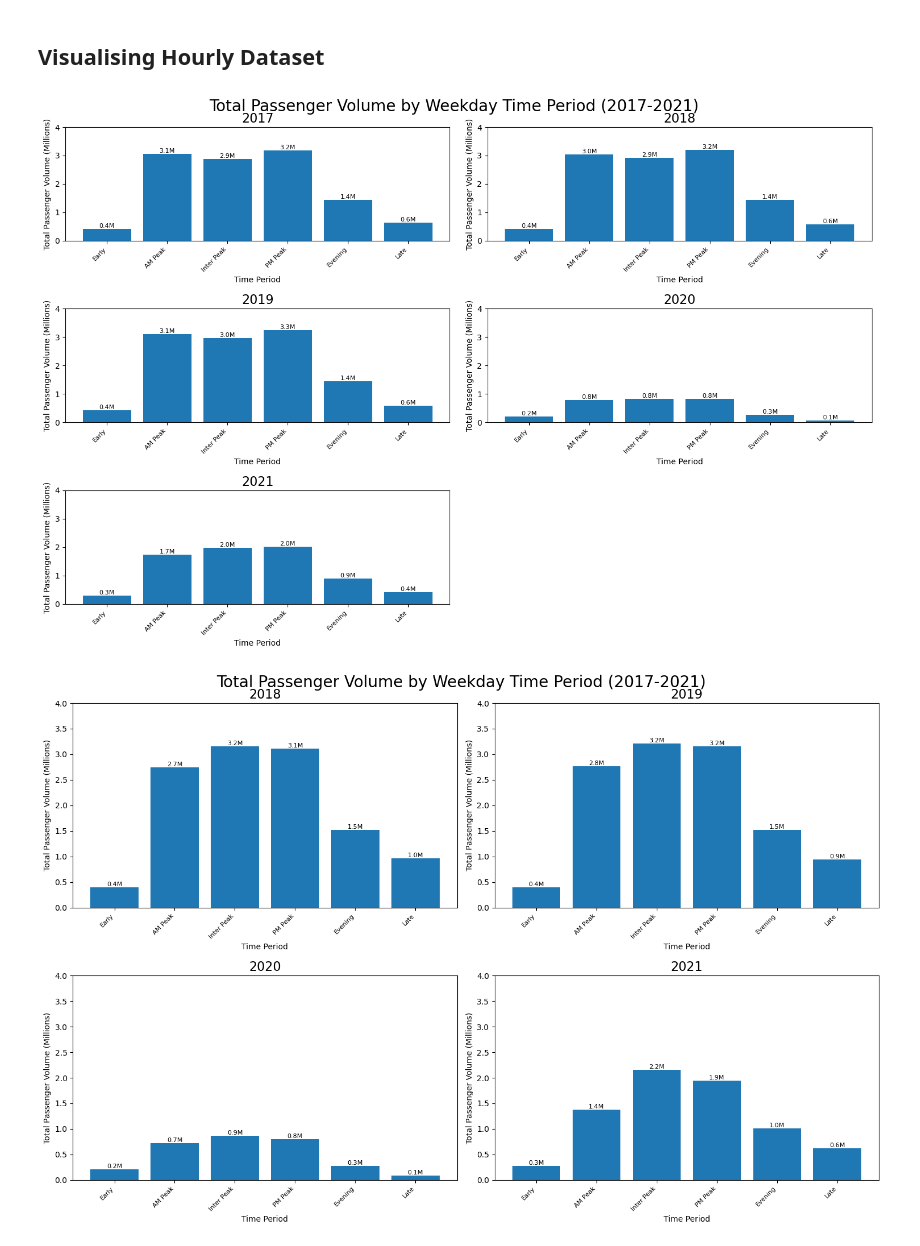
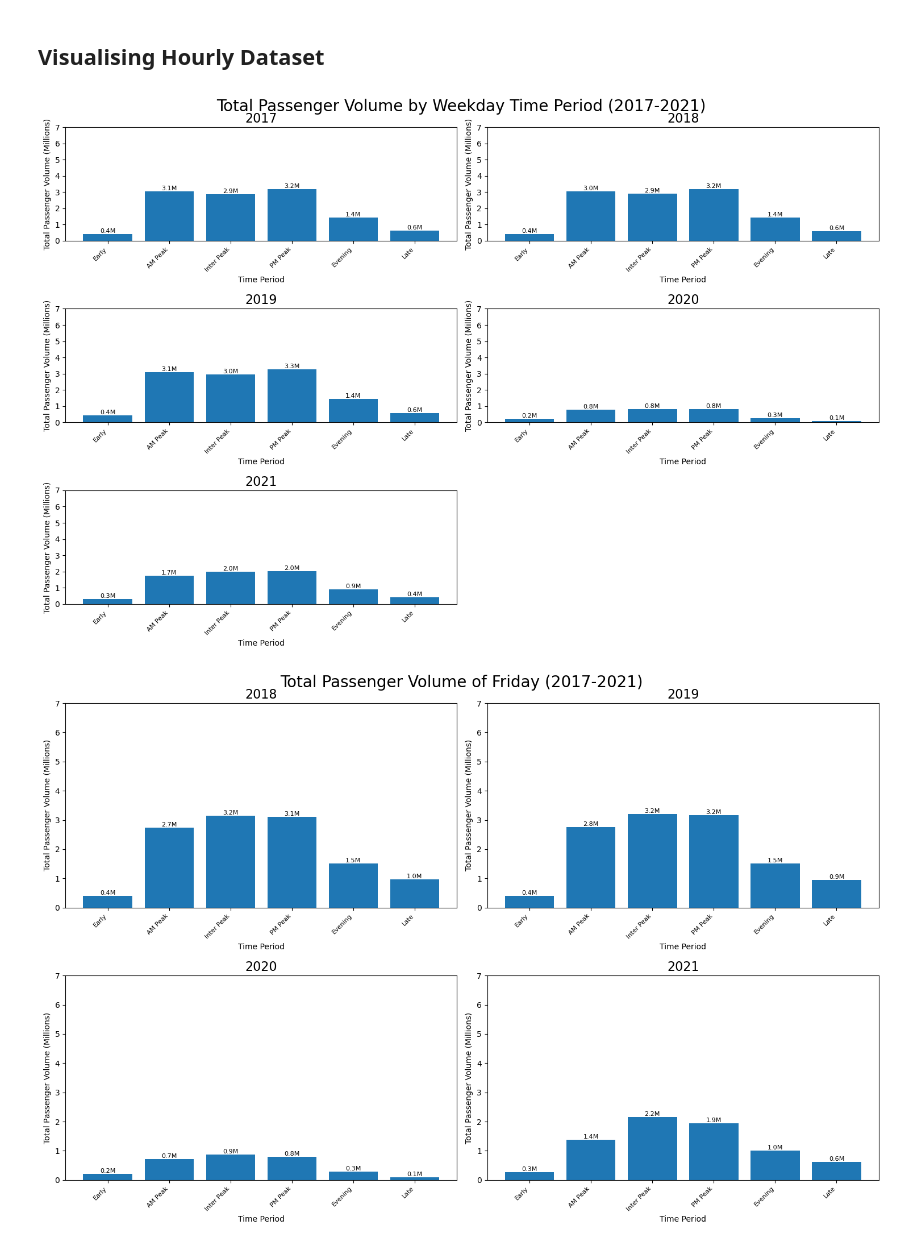
Before and after one commit to AimanxxAnsari/analysis-of-tfl-data, a Jupyter notebook: python-notebooks/tfl-passenger-flow.ipynb, the cells around one changed output. Drawn from its saved outputs; the diff is of its cells as text; code cells hidden in the pictures.

```diff
--- a/python-notebooks/tfl-passenger-flow.ipynb
+++ b/python-notebooks/tfl-passenger-flow.ipynb
@@ -571,7 +633,7 @@ def plot_passenger_volume_by_time(dataframes, years):
                         ha='center', va='bottom', fontsize=8)
 
             # Set y-axis limit
-            ax.set_ylim(0, 4)  # Set limit to 110% of max value
+            ax.set_ylim(0, 7)  # Set limit to 110% of max value
 
         except Exception as e:
             print(f"Error processing data for {year}: {str(e)}")
@@ -591,11 +653,11 @@ plot_passenger_volume_by_time(
     ['2017', '2018', '2019', '2020', '2021']
 )
 # %% [output]
-[figure, old version]
+[figure, new version]
 # %%
 def plot_passenger_volume_friday(dataframes, years):
     fig, axs = plt.subplots(2, 2, figsize=(15, 10))
-    fig.suptitle('Total Passenger Volume by Weekday Time Period (2017-2021)', fontsize=20)
+    fig.suptitle('Total Passenger Volume of Friday (2017-2021)', fontsize=20)
 
     time_periods = ['Early', 'AM Peak', 'Inter Peak', 'PM Peak', 'Evening', 'Late']
 
@@ -615,35 +677,35 @@ def plot_passenger_volume_friday(dataframes, years):
             ax.set_ylabel('Total Passenger Volume (Millions)', fontsize=10)
 
             # Rotate x-axis labels
             ax.set_xticklabels(time_periods, rotation=45, ha='right', fontsize=8)
 
             # Add value labels on top of each bar
             for bar in bars:
                 height = bar.get_height()
                 ax.text(bar.get_x() + bar.get_width()/2., height,
                         f'{height:.1f}M',
                         ha='center', va='bottom', fontsize=8)
 
             # Set y-axis limit
-            ax.set_ylim(0, 4)  # Set limit to 110% of max value
+            ax.set_ylim(0, 7)  # Set limit to 110% of max value
 
         except Exception as e:
             print(f"Error processing data for {year}: {str(e)}")
             ax.text(0.5, 0.5, f"No data available for {year}",
                     ha='center', va='center', transform=ax.transAxes)
 
 
     plt.tight_layout()
     plt.subplots_adjust(top=0.93)  # Adjust to make room for the main title
     plt.show()
 
 # Create plots for each year
 plot_passenger_volume_friday(
     [df2018hr, df2019hr, df2020hr, df2021hr],
     ['2018', '2019', '2020', '2021']
 )
 # %% [output]
-[figure, old version]
+[figure, new version]
 # %%
 def plot_passenger_volume_weekend(dataframes, years):
     fig, axs = plt.subplots(3, 2, figsize=(15, 10))
```
Also changed, not shown: parts of 14 cells of this notebook.
